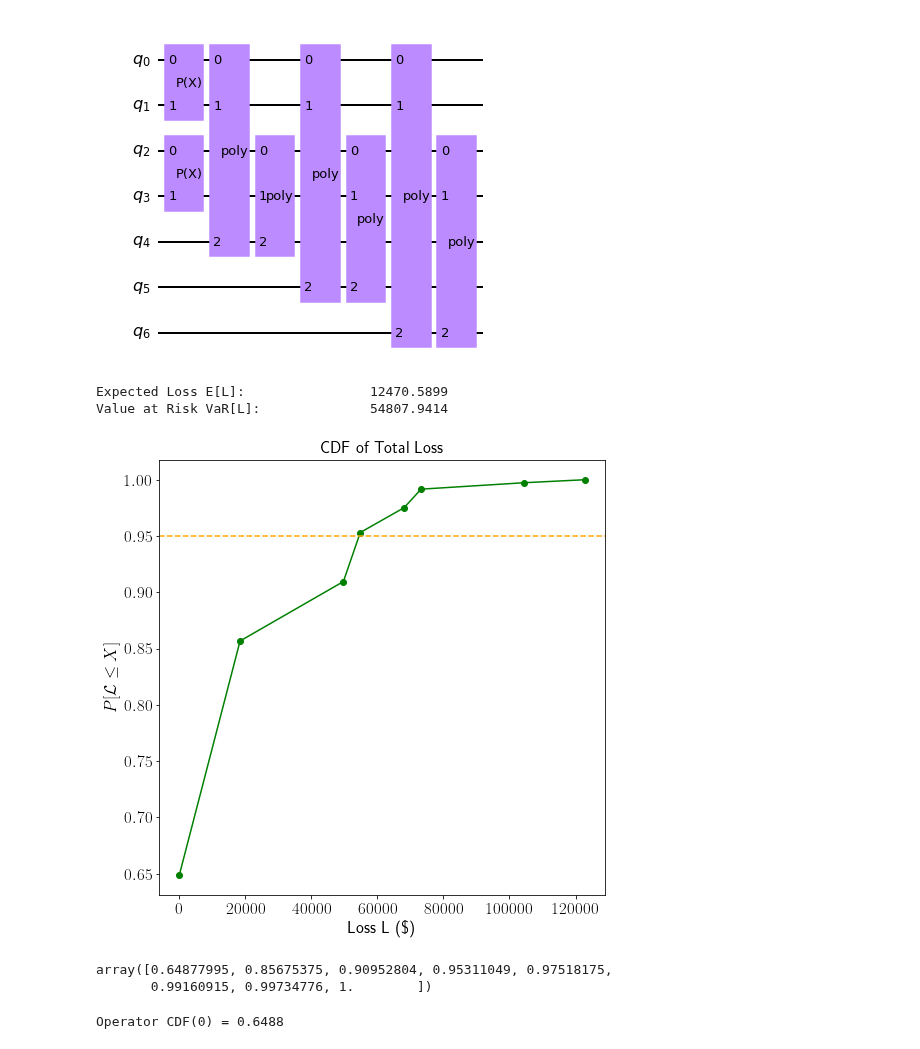
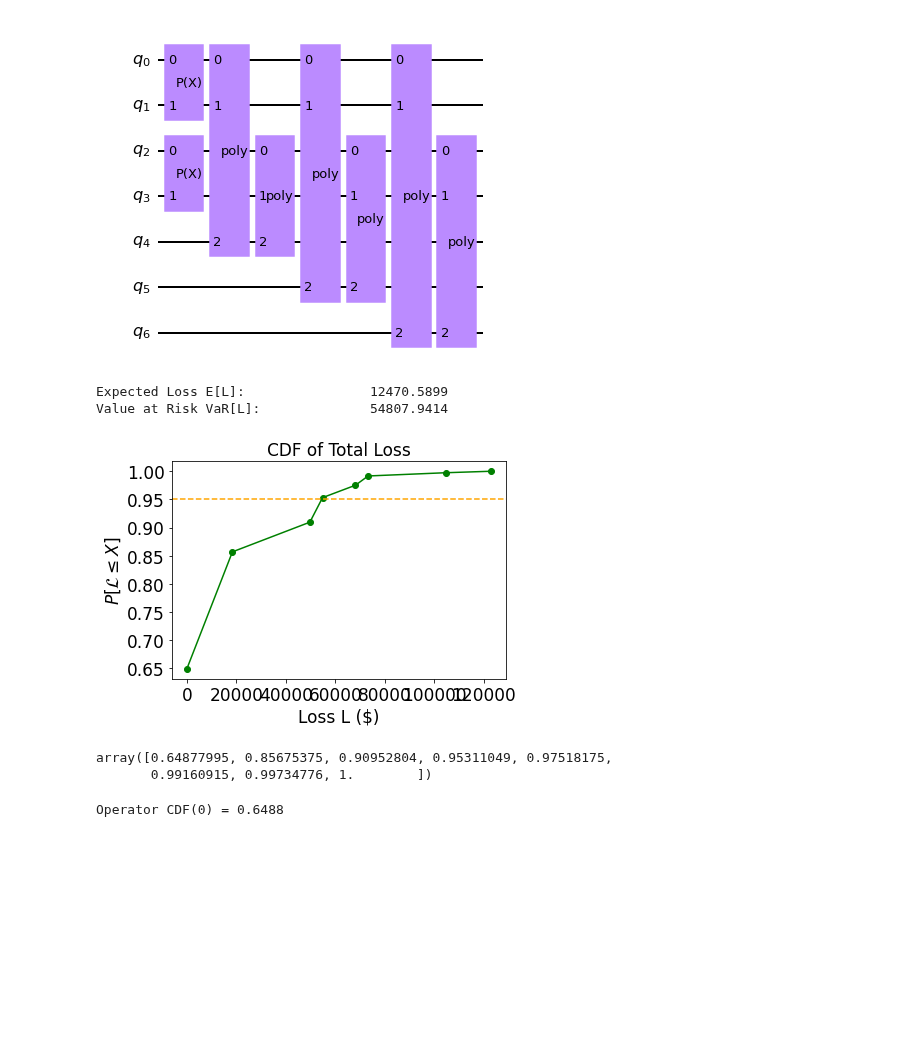
Before and after one commit to Eagle-quantum/QVaR, a Jupyter notebook: CRA_enhanced.ipynb, the cells around one changed output. Cells and saved outputs as stored; diff of their text form; code cells hidden in the pictures; blank space fills up the shorter version.

```diff
--- a/CRA_enhanced.ipynb
+++ b/CRA_enhanced.ipynb
@@ -108,36 +108,36 @@ probabilities = np.array(probabilities)
 
 expected_loss = np.dot(values, probabilities)
 
 losses = np.sort(np.unique(values))
 pdf = np.zeros(len(losses))
 for i, v in enumerate(losses):
     pdf[i] += sum(probabilities[values == v])
 cdf = np.cumsum(pdf)
 
 i_var = np.argmax(cdf >= 1-alpha_var)
 exact_var = losses[i_var]
 
 print('Expected Loss E[L]:                %.4f' % expected_loss)
 print('Value at Risk VaR[L]:              %.4f' % exact_var)
 
 # plot loss CDF
-plt.rcParams['text.usetex'] = True
-plt.rcParams["figure.figsize"] = (8, 8)
+# plt.rcParams['text.usetex'] = True
+# plt.rcParams["figure.figsize"] = (8, 8)
 plt.plot(np.sort(np.unique(losses)), cdf, 'o-g')
 plt.axhline(1-alpha_var, color="orange", linestyle="--")
 
 plt.xlabel("Loss L (\$)", size=17)
 plt.ylabel(r'$P[\mathcal{L} \leq X]$', size=17)
 plt.title ("CDF of Total Loss", size=17)
 plt.xticks(size=17) # plt.xticks(np.sort(np.unique(losses)), np.sort(np.unique(losses)), size=17)
 plt.yticks(size=17)
 plt.savefig('Images/cdf.svg', dpi=400, bbox_inches = "tight")
 plt.show()
 cdf
 # %% [output]
 Expected Loss E[L]:                12470.5899
 Value at Risk VaR[L]:              54807.9414
-[figure, old version]
+[figure, new version]
 array([0.64877995, 0.85675375, 0.90952804, 0.95311049, 0.97518175,
        0.99160915, 0.99734776, 1.        ])
 # %%
```
Also changed, not shown: parts of 4 cells of this notebook.
